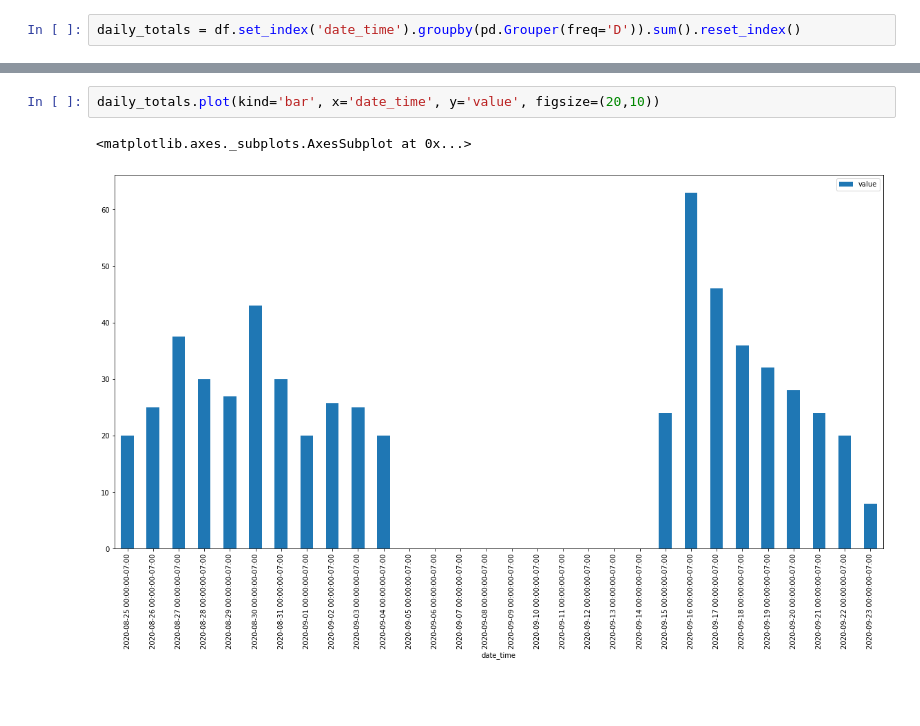
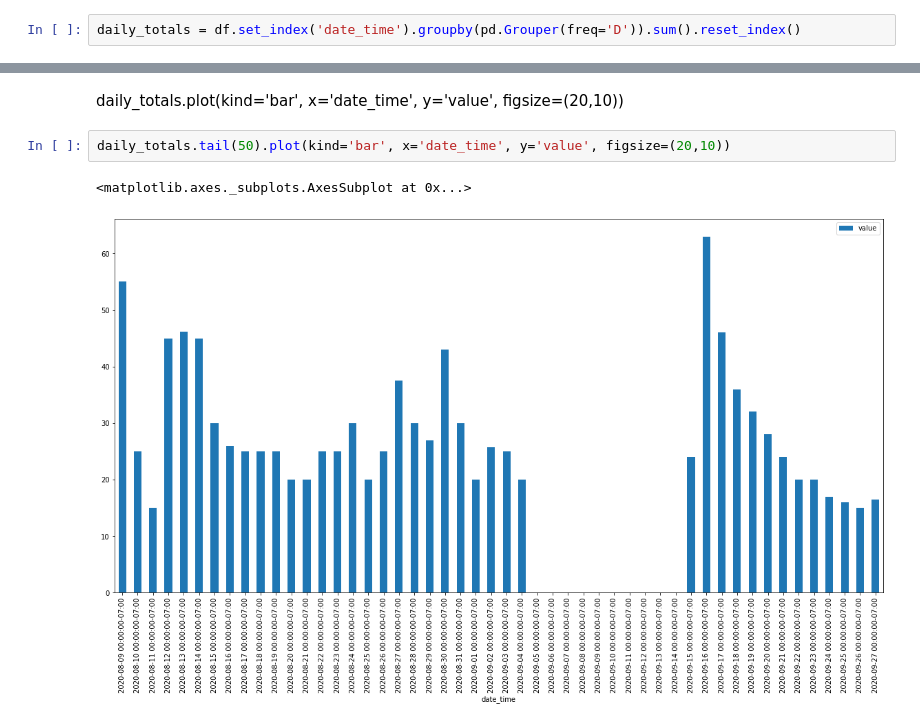
Before and after one commit to Douglas-Klos/daily_sums, a Jupyter notebook: daily_totals.ipynb, the cells around one changed output, grey strips where cells are left out. Drawn from its saved outputs; the diff is of its cells as text; blank space fills up the shorter version.

```diff
--- a/daily_totals.ipynb
+++ b/daily_totals.ipynb
@@ -21,5 +21,7 @@ daily_totals.tail(10)
+# %% [markdown]
+daily_totals.plot(kind='bar', x='date_time', y='value', figsize=(20,10))
 # %%
-daily_totals.plot(kind='bar', x='date_time', y='value', figsize=(20,10))
+daily_totals.tail(50).plot(kind='bar', x='date_time', y='value', figsize=(20,10))
 # %% [output]
 <matplotlib.axes._subplots.AxesSubplot at 0x...>
-[figure, old version]
+[figure, new version]
```
Also changed, not shown: parts of 7 cells of this notebook, 6 other files.
